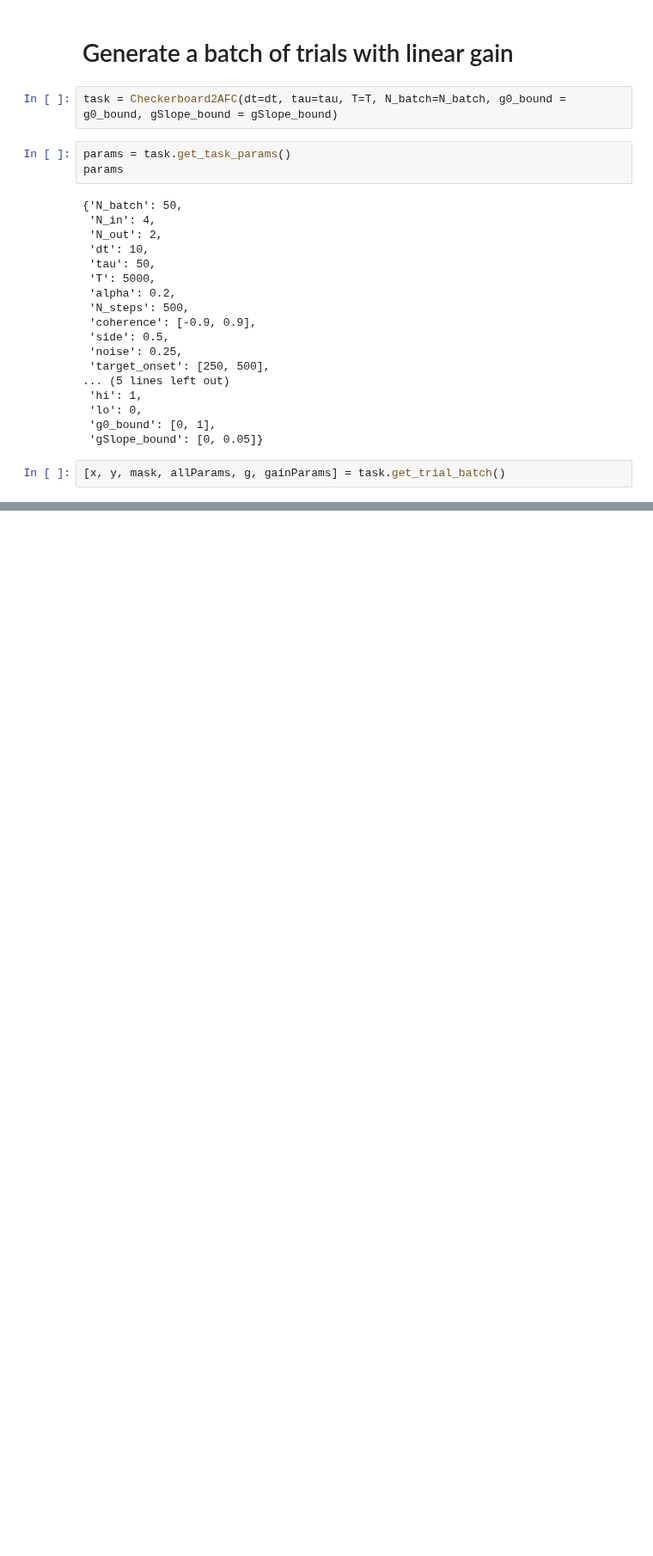
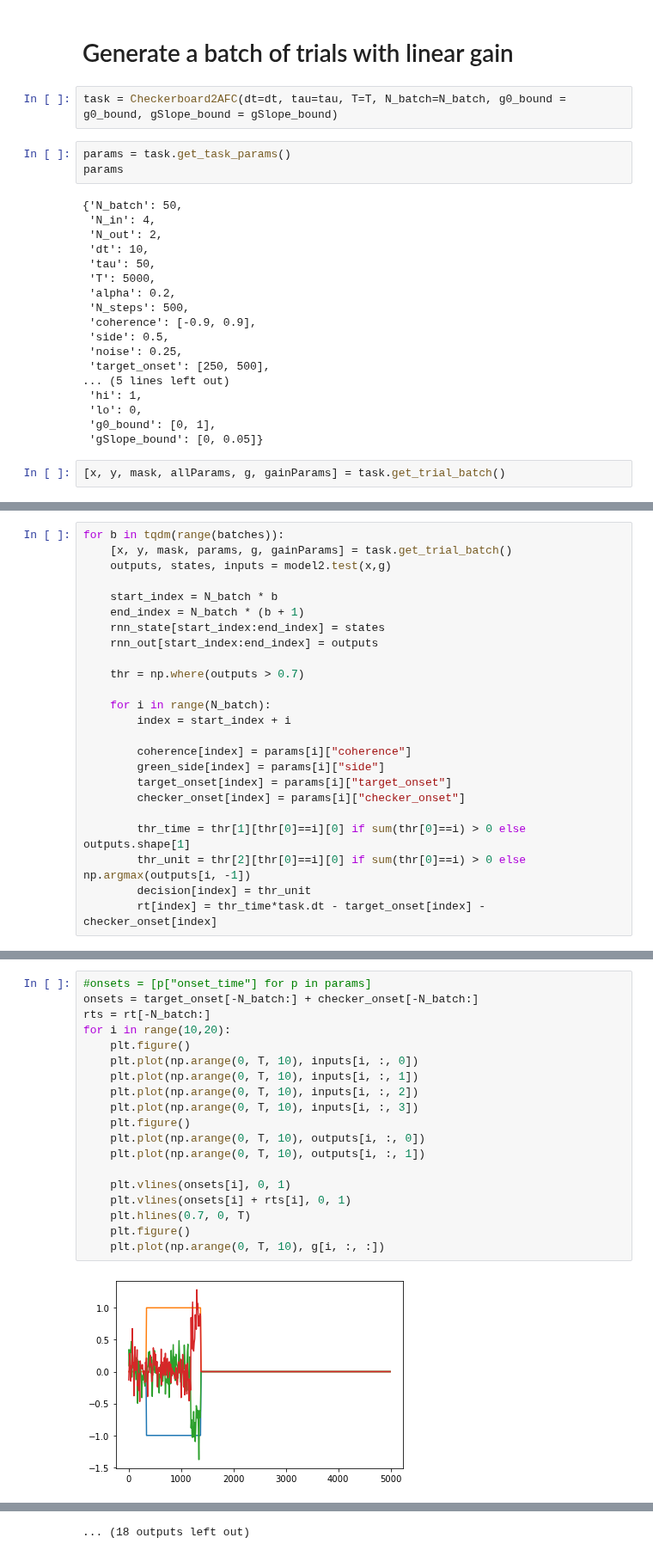
Before and after one commit to trustyuke/PsychRNN, a Jupyter notebook: testNewChecker.ipynb, the cells around one changed output, grey strips where cells are left out. Shown at 86% size. Cells and saved outputs as stored; diff of their text form; blank space fills up the shorter version.

```diff
--- a/testNewChecker.ipynb
+++ b/testNewChecker.ipynb
@@ -130,0 +230,24 @@ AttributeError: 'Gain3' object has no attribute 'g'
+# %%
+for b in tqdm(range(batches)):
+    [x, y, mask, params, g, gainParams] = task.get_trial_batch()
+    outputs, states, inputs = model2.test(x,g)
+
+    start_index = N_batch * b
+    end_index = N_batch * (b + 1)
+    rnn_state[start_index:end_index] = states
+    rnn_out[start_index:end_index] = outputs
+
+    thr = np.where(outputs > 0.7)
+
+    for i in range(N_batch):
+        index = start_index + i
+
+        coherence[index] = params[i]["coherence"]
+        green_side[index] = params[i]["side"]
+        target_onset[index] = params[i]["target_onset"]
+        checker_onset[index] = params[i]["checker_onset"]
+
+        thr_time = thr[1][thr[0]==i][0] if sum(thr[0]==i) > 0 else outputs.shape[1]
+        thr_unit = thr[2][thr[0]==i][0] if sum(thr[0]==i) > 0 else np.argmax(outputs[i, -1])
+        decision[index] = thr_unit
+        rt[index] = thr_time*task.dt - target_onset[index] - checker_onset[index]
@@ -130,0 +258,21 @@ AttributeError: 'Gain3' object has no attribute 'g'
+# %%
+#onsets = [p["onset_time"] for p in params]
+onsets = target_onset[-N_batch:] + checker_onset[-N_batch:]
+rts = rt[-N_batch:]
+for i in range(10,20):
+    plt.figure()
+    plt.plot(np.arange(0, T, 10), inputs[i, :, 0])
+    plt.plot(np.arange(0, T, 10), inputs[i, :, 1])
+    plt.plot(np.arange(0, T, 10), inputs[i, :, 2])
+    plt.plot(np.arange(0, T, 10), inputs[i, :, 3])
+    plt.figure()
+    plt.plot(np.arange(0, T, 10), outputs[i, :, 0])
+    plt.plot(np.arange(0, T, 10), outputs[i, :, 1])
+
+    plt.vlines(onsets[i], 0, 1)
+    plt.vlines(onsets[i] + rts[i], 0, 1)
+    plt.hlines(0.7, 0, T)
+    plt.figure()
+    plt.plot(np.arange(0, T, 10), g[i, :, :])
+# %% [output]
+[figure, added]
@@ -130,0 +290 @@ AttributeError: 'Gain3' object has no attribute 'g'
+... (18 outputs left out)
```
Also changed, not shown: parts of 28 cells of this notebook, 5 other files.
